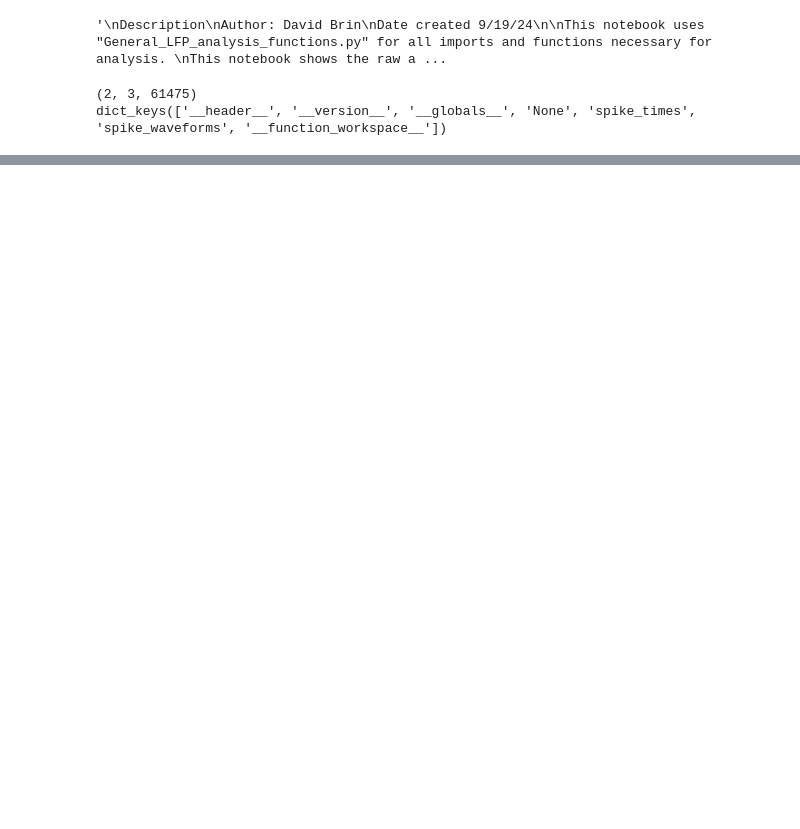
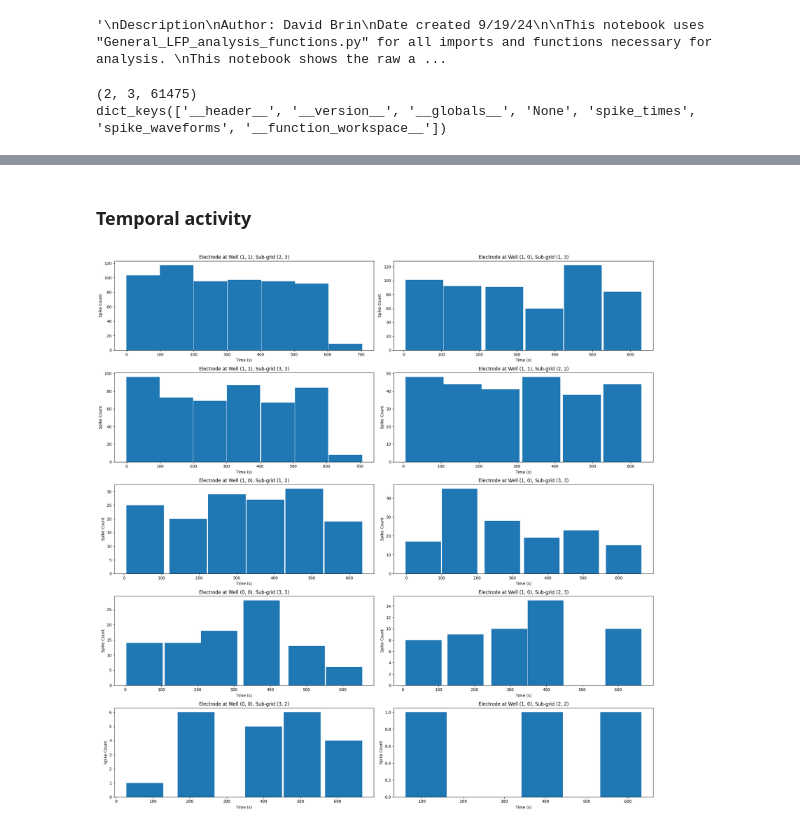
Before and after one commit to bcmartinb/psychedelic_organoids, a Jupyter notebook: PlateA/PlateA-prestim.ipynb, the cells around one changed output, grey strips where cells are left out. Drawn from its saved outputs; the diff is of its cells as text; code cells hidden in the pictures; blank space fills up the shorter version.

```diff
--- a/PlateA/PlateA-prestim.ipynb
+++ b/PlateA/PlateA-prestim.ipynb
@@ -25,0 +40,6 @@ NameError: name 'fs_ds' is not defined
+# %% [markdown]
+### Temporal activity
+# %%
+find_and_plot_active_spike_windows(spike_times, 100)
+# %% [output]
+[figure, added]
```
Also changed, not shown: parts of 17 cells of this notebook, 1 other file.
